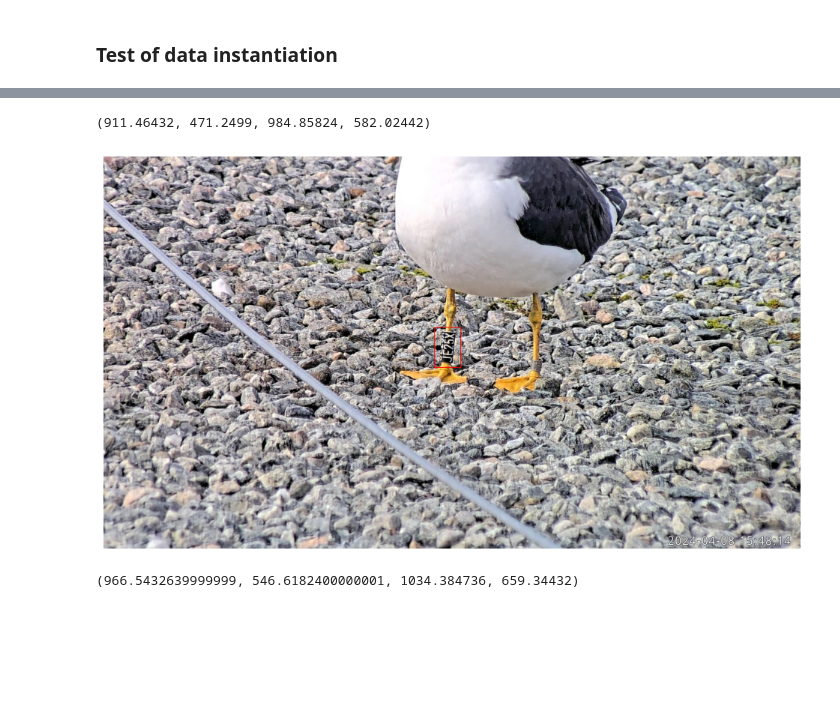
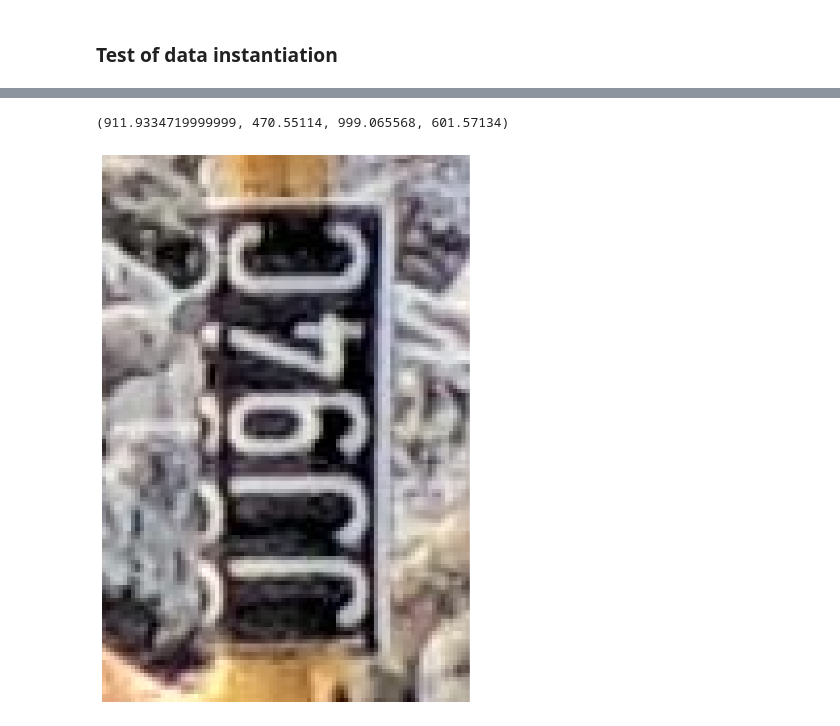
Before and after one commit to Krijosor/Bird-Is-The-Word, a Jupyter notebook: testbook.ipynb, the cells around one changed output, grey strips where cells are left out. Drawn from its saved outputs; the diff is of its cells as text; code cells hidden in the pictures; blank space fills up the shorter version.

Commit message:
images are now retrieved from dataset cropped by the bounding box

```diff
--- a/testbook.ipynb
+++ b/testbook.ipynb
@@ -91,30 +88,27 @@ def draw_image_with_bb(img, bb_cords):
     plt.axis("off")
     plt.show()
 # %%
-img, bb, l = exp_dataset[9]
+img, bb, l = exp_dataset[1]
 print(bb)
 
 draw_image_with_bb(img, bb)
 # %% [output]
-(911.46432, 471.2499, 984.85824, 582.02442)
+(911.9334719999999, 470.55114, 999.065568, 601.57134)
-[figure, old version]
+[figure, new version]
 # %%
+# bb_folder_path = "dataset/datasets/rf/labels"
 
-bb_folder_path = "dataset/datasets/rf/labels"
+# def get_bbpath(filename, bb_folder_path):
 
-def get_bbpath(filename, bb_folder_path):
+#     bb_path = bb_folder_path + "/" +  filename[:-4] + ".txt"
 
-    bb_path = bb_folder_path + "/" +  filename[:-4] + ".txt"
+#     return bb_path
 
-    return bb_path
+# filename = "20240408-145102.064779(162.29,-4.57,9209.0).jpg"
 
-filename = "20240408-145102.064779(162.29,-4.57,9209.0).jpg"
+# a = get_bbpath(filename=filename, bb_folder_path=bb_folder_path)
 
-a = get_bbpath(filename=filename, bb_folder_path=bb_folder_path)
+# bb = bb_txt_to_list(a)
 
-bb = bb_txt_to_list(a)
-
-bb_cords = calculate_bb_cords(img, bb)
-print(bb_cords)
+# bb_cords = calculate_bb_cords(img, bb)
+# print(bb_cords)
-# %% [output]
-(966.5432639999999, 546.6182400000001, 1034.384736, 659.34432)
```
Also changed, not shown: parts of 7 cells of this notebook, 1 other file.
